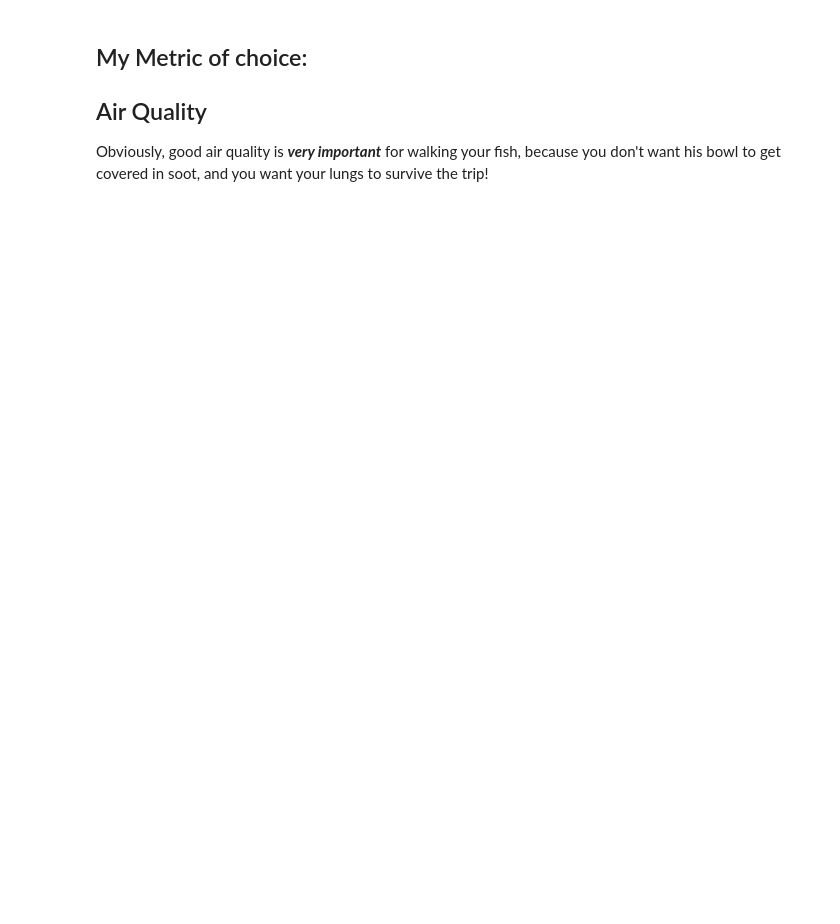
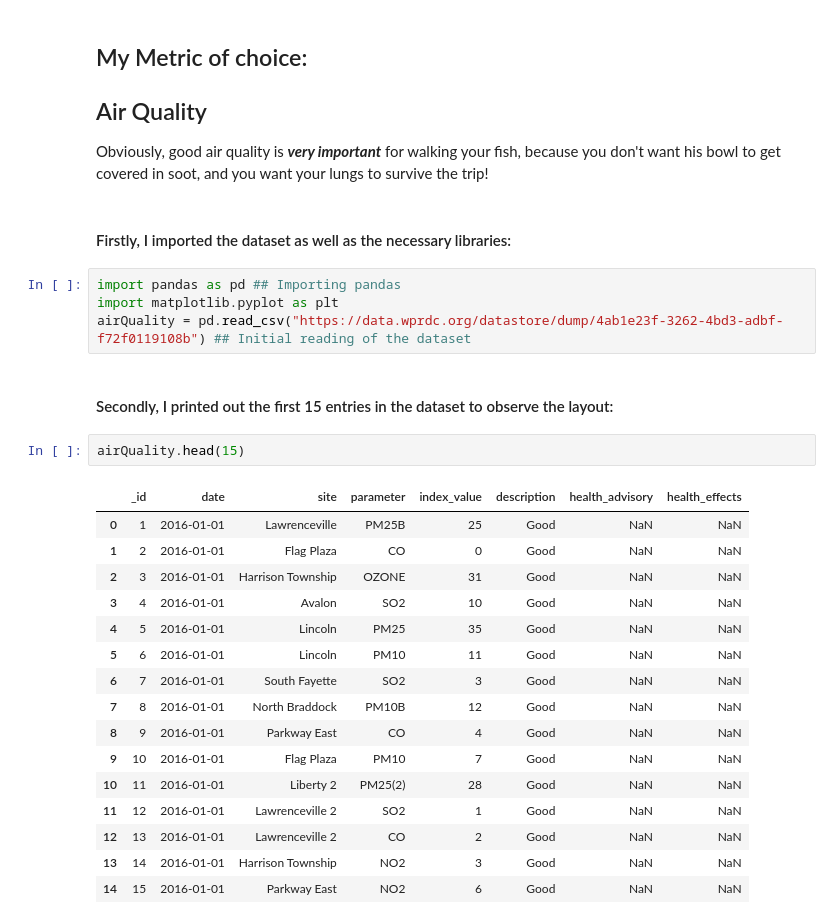
Before and after one commit to andrewnoonan2004/Final-project, a Jupyter notebook: Andrew.ipynb, the cells around one changed output. Cells and saved outputs as stored; diff of their text form; blank space fills up the shorter version.

```diff
--- a/Andrew.ipynb
+++ b/Andrew.ipynb
@@ -3,3 +3,30 @@
 ## Air Quality
 
 Obviously, good air quality is ***very important*** for walking your fish, because you don't want his bowl to get covered in soot, and you want your lungs to survive the trip!
+# %% [markdown]
+#### Firstly, I imported the dataset as well as the necessary libraries:
+# %%
+import pandas as pd ## Importing pandas
+import matplotlib.pyplot as plt
+airQuality = pd.read_csv("https://data.wprdc.org/datastore/dump/4ab1e23f-3262-4bd3-adbf-f72f0119108b") ## Initial reading of the dataset
+# %% [markdown]
+#### Secondly, I printed out the first 15 entries in the dataset to observe the layout:
+# %%
+airQuality.head(15)
+# %% [output]
+|  | _id | date | site | parameter | index_value | description | health_advisory | health_effects |
+| 0 | 1 | 2016-01-01 | Lawrenceville | PM25B | 25 | Good | NaN | NaN |
+| 1 | 2 | 2016-01-01 | Flag Plaza | CO | 0 | Good | NaN | NaN |
+| 2 | 3 | 2016-01-01 | Harrison Township | OZONE | 31 | Good | NaN | NaN |
+| 3 | 4 | 2016-01-01 | Avalon | SO2 | 10 | Good | NaN | NaN |
+| 4 | 5 | 2016-01-01 | Lincoln | PM25 | 35 | Good | NaN | NaN |
+| 5 | 6 | 2016-01-01 | Lincoln | PM10 | 11 | Good | NaN | NaN |
+| 6 | 7 | 2016-01-01 | South Fayette | SO2 | 3 | Good | NaN | NaN |
+| 7 | 8 | 2016-01-01 | North Braddock | PM10B | 12 | Good | NaN | NaN |
+| 8 | 9 | 2016-01-01 | Parkway East | CO | 4 | Good | NaN | NaN |
+| 9 | 10 | 2016-01-01 | Flag Plaza | PM10 | 7 | Good | NaN | NaN |
+| 10 | 11 | 2016-01-01 | Liberty 2 | PM25(2) | 28 | Good | NaN | NaN |
+| 11 | 12 | 2016-01-01 | Lawrenceville 2 | SO2 | 1 | Good | NaN | NaN |
+| 12 | 13 | 2016-01-01 | Lawrenceville 2 | CO | 2 | Good | NaN | NaN |
+| 13 | 14 | 2016-01-01 | Harrison Township | NO2 | 3 | Good | NaN | NaN |
+| 14 | 15 | 2016-01-01 | Parkway East | NO2 | 6 | Good | NaN | NaN |
```
Also changed, not shown: parts of 8 cells of this notebook.
